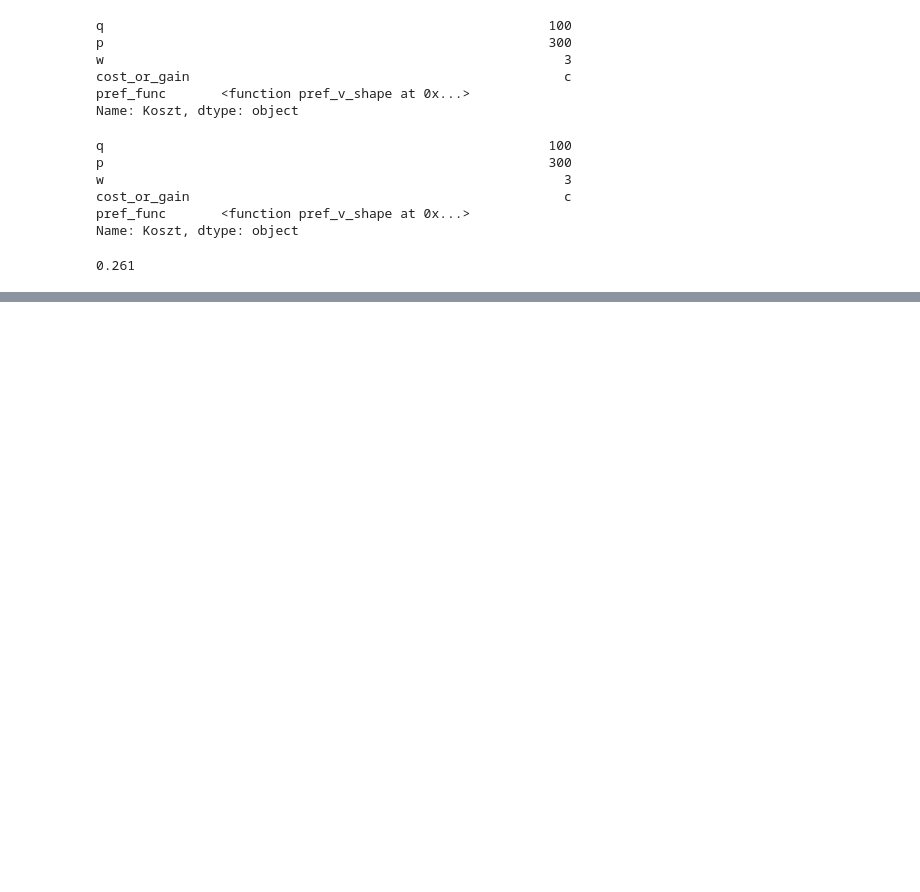
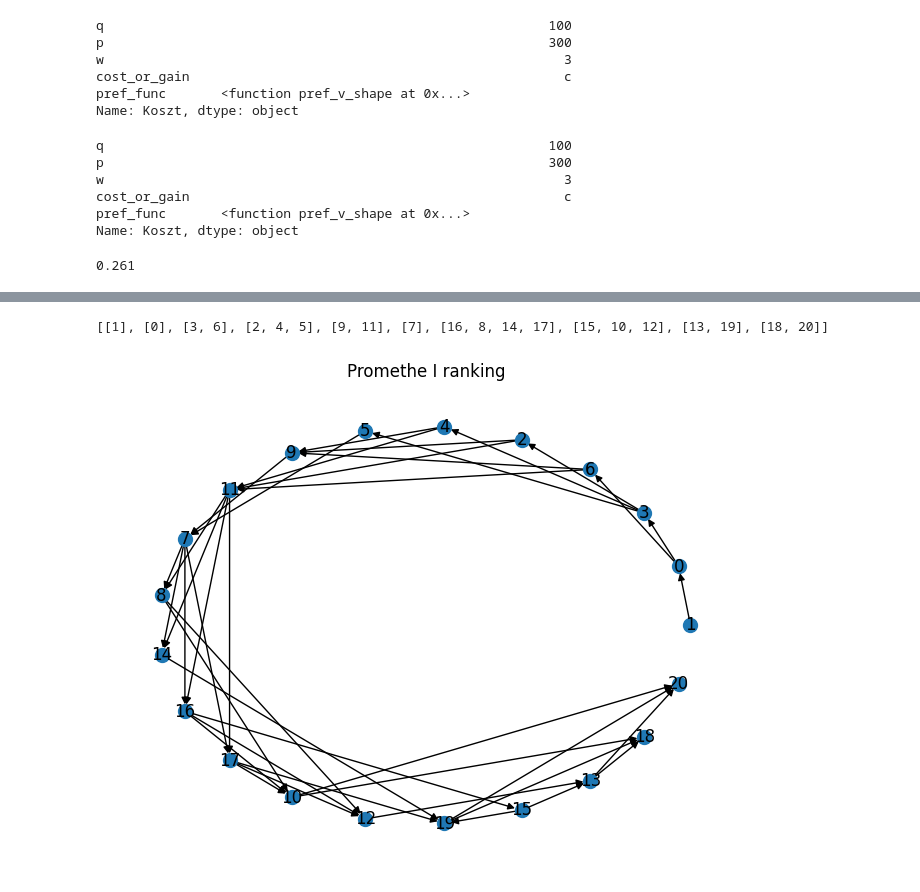
Before and after one commit to maciej-wieczorek/ai, a Jupyter notebook: ISWD/lab/proj2/proj2.ipynb, the cells around one changed output, grey strips where cells are left out. Drawn from its saved outputs; the diff is of its cells as text; code cells hidden in the pictures; blank space fills up the shorter version.

```diff
--- a/ISWD/lab/proj2/proj2.ipynb
+++ b/ISWD/lab/proj2/proj2.ipynb
@@ -147,0 +157,22 @@ comp_df.sort_values("flow", ascending=False)
+# %%
+rank_table = []
+
+for i in range(len(dataset)):
+    i1_f_p = comp_df['flow+'][i]
+    i1_f_m = comp_df['flow-'][i]
+    row = []
+    for j in range(len(dataset)):
+        i2_f_p = comp_df['flow+'][j]
+        i2_f_m = comp_df['flow-'][j]
+
+        result = ''
+        if (i1_f_p > i2_f_p and i1_f_m < i2_f_m) or (i1_f_p == i2_f_p and i1_f_m < i2_f_m) or (i1_f_p > i2_f_p and i1_f_m == i2_f_m):
+            result = 'P'
+        elif i1_f_p == i2_f_p and i1_f_m == i2_f_m:
+            result = 'I'
+        elif (i1_f_p > i2_f_p and i1_f_m > i2_f_m) or (i1_f_p < i2_f_p and i1_f_m < i2_f_m):
+            result = 'R'
+        row.append(result)
+    rank_table.append(row)
+
+rank_df = pd.DataFrame(rank_table)
@@ -147,0 +200,37 @@ comp_df.sort_values("flow", ascending=False)
+# %%
+rank_df_copy = rank_df.copy()
+rank = []
+while rank_df_copy.shape[0] != 0:
+    rank_place = []
+    best_item_idx = (rank_df_copy == 'P').sum(axis=1).idxmax()
+    rank_place.append(best_item_idx)
+    rank_df_copy = rank_df_copy.drop(best_item_idx)
+    indiferent = rank_df_copy.index[rank_df_copy[best_item_idx] == 'R'].tolist()
+    rank_place.extend(indiferent)
+    rank_df_copy = rank_df_copy.drop(indiferent)
+
+    rank.append(rank_place)
+
+print(rank)
+# %% [output]
+[[1], [0], [3, 6], [2, 4, 5], [9, 11], [7], [16, 8, 14, 17], [15, 10, 12], [13, 19], [18, 20]]
+# %%
+def draw_rank(rank_df):
+    G = nx.DiGraph()
+
+    for i in comp_df.sort_values("flow", ascending=False).index.tolist():
+        G.add_node(i)
+        for j in range(len(rank_df)):
+            if rank_df[j][i] == 'P' and (rank_df[j][rank_df.index[rank_df.loc[i]=='P']] == 'P').sum() == 0:
+                G.add_edge(i, j)
+
+    # Draw as planar graph
+    pos = nx.circular_layout(G)
+    nx.draw(G, pos, with_labels=True, node_size=100)
+    plt.title("Promethe I ranking")
+    plt.show()
+
+
+draw_rank(rank_df)
+# %% [output]
+[figure, added]
```
Also changed, not shown: parts of 13 cells of this notebook.
